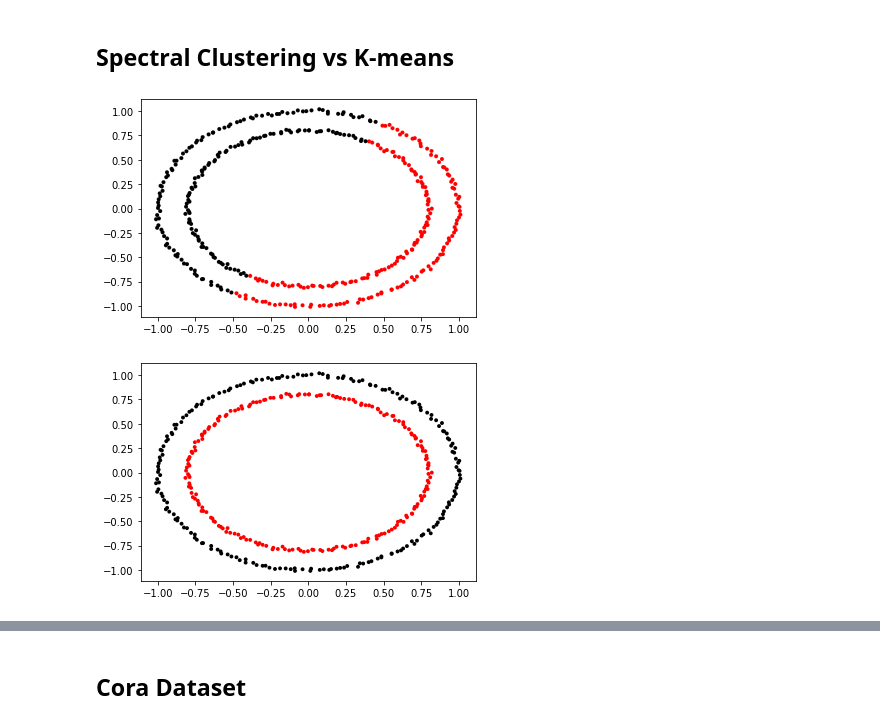
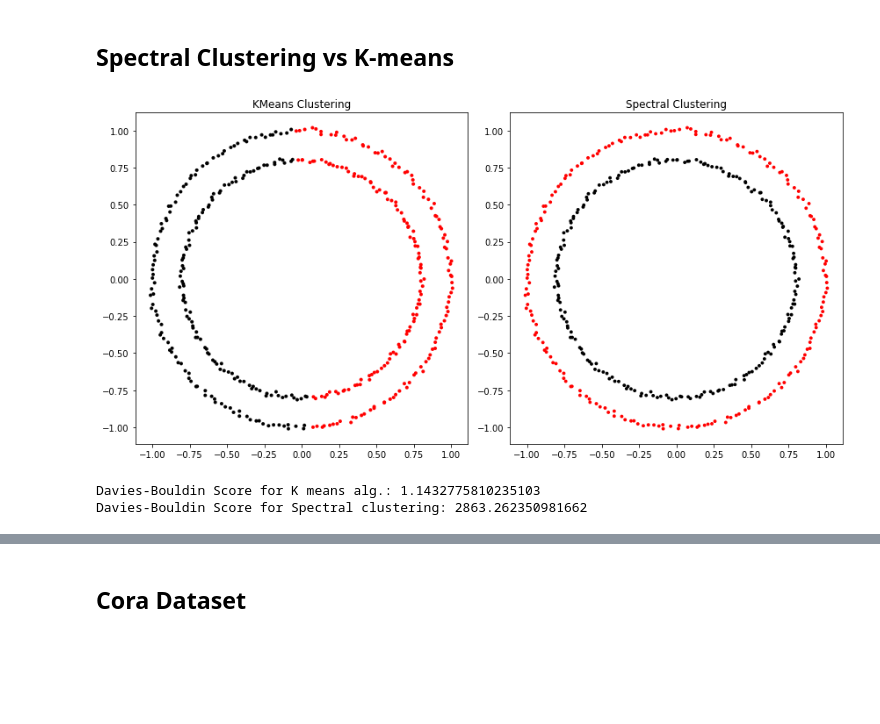
Before and after one commit to timothewt/AdvancedGraphClustering, a Jupyter notebook: notebooks/spectral_clustering.ipynb, the cells around one changed output, grey strips where cells are left out. Cells and saved outputs as stored; diff of their text form; code cells hidden in the pictures; blank space fills up the shorter version.

```diff
--- a/notebooks/spectral_clustering.ipynb
+++ b/notebooks/spectral_clustering.ipynb
@@ -8,24 +8,38 @@ import matplotlib.pyplot as plt
 # %%
 import sklearn.cluster as skl_cluster
 import sklearn.datasets as skl_data
 from sklearn.metrics import silhouette_score, calinski_harabasz_score, davies_bouldin_score
 
 circles, circles_clusters = skl_data.make_circles(n_samples=400, noise=.01, random_state=0)
 
 # cluster with kmeans
 Kmean = skl_cluster.KMeans(n_clusters=2)
 Kmean.fit(circles)
 clusters = Kmean.predict(circles)
 
-# plot the data, colouring it by cluster
-plt.scatter(circles[:, 0], circles[:, 1], s=15, linewidth=0.1, c=clusters,cmap='flag')
-plt.show()
+
 
 # cluster with spectral clustering
 model = skl_cluster.SpectralClustering(n_clusters=2, affinity='nearest_neighbors', assign_labels='kmeans')
 labels = model.fit_predict(circles)
-plt.scatter(circles[:, 0], circles[:, 1], s=15, linewidth=0, c=labels, cmap='flag')
+
+
+fig, axes = plt.subplots(1, 2, figsize=(12, 6))
+axes[0].scatter(circles[:, 0], circles[:, 1], s=15, linewidth=0.1, c=clusters, cmap='flag')
+axes[0].set_title('KMeans Clustering')
+
+axes[1].scatter(circles[:, 0], circles[:, 1], s=15, linewidth=0, c=labels, cmap='flag')
+axes[1].set_title('Spectral Clustering')
+
+# Afficher la figure
+plt.tight_layout()
 plt.show()
+
+
+
+print("Davies-Bouldin Score for K means alg.:", davies_bouldin_score(circles, clusters))
+print("Davies-Bouldin Score for Spectral clustering:", davies_bouldin_score(circles, labels))
 # %% [output]
-[figure, old version]
+[figure, new version]
-[figure, removed]
+Davies-Bouldin Score for K means alg.: 1.1432775810235103
+Davies-Bouldin Score for Spectral clustering: 2863.262350981662
```
Also changed, not shown: parts of 4 cells of this notebook.
